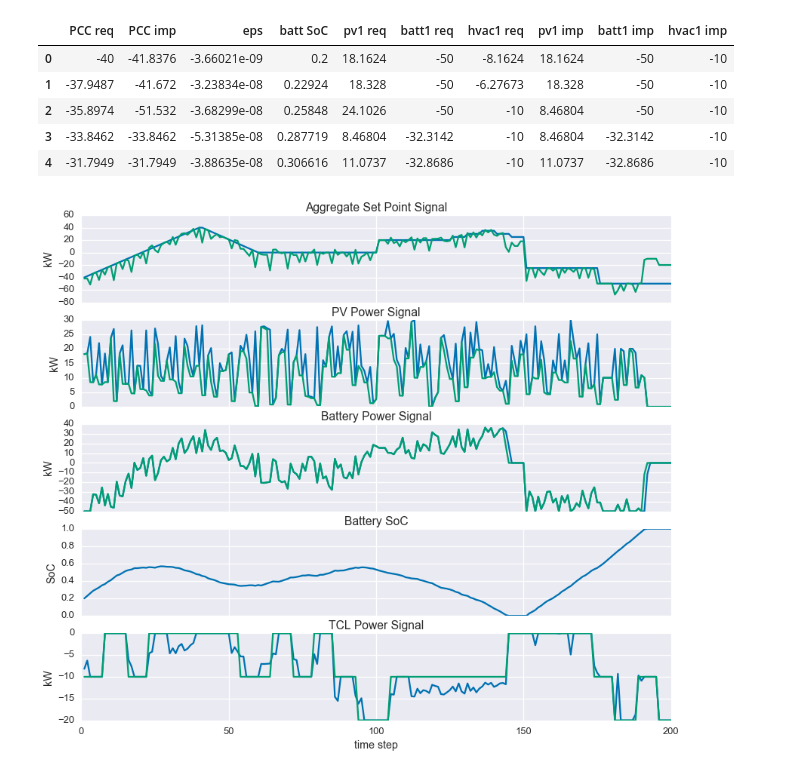
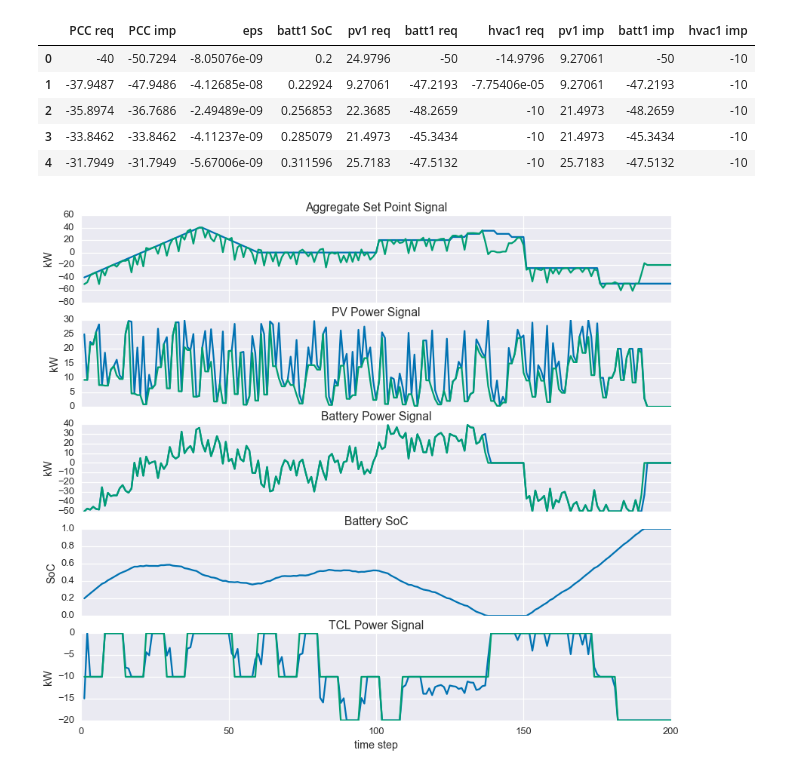
Before and after one commit to tnavidi1/EE364b_project, a Jupyter notebook: notebooks/PreliminaryMasterAlgorithmTest.ipynb, the cells around one changed output. Cells and saved outputs as stored; diff of their text form; code cells hidden in the pictures.

Commit message:
updated plots using new .runSimulation method on controller class. Includes with and without error diffusion.

```diff
--- a/notebooks/PreliminaryMasterAlgorithmTest.ipynb
+++ b/notebooks/PreliminaryMasterAlgorithmTest.ipynb
@@ -74,34 +40,36 @@ for t in range(len(agg_point)):
+# %%
+output = controller.runSimulation(agg_point, error_diffusion=False, solver='MOSEK')
 # %%
 output.head()
 # %% [output]
-|  | PCC req | PCC imp | eps | batt SoC | pv1 req | batt1 req | hvac1 req | pv1 imp | batt1 imp | hvac1 imp |
-| 0 | -40 | -41.8376 | -3.66021e-09 | 0.2 | 18.1624 | -50 | -8.1624 | 18.1624 | -50 | -10 |
-| 1 | -37.9487 | -41.672 | -3.23834e-08 | 0.22924 | 18.328 | -50 | -6.27673 | 18.328 | -50 | -10 |
-| 2 | -35.8974 | -51.532 | -3.68299e-08 | 0.25848 | 24.1026 | -50 | -10 | 8.46804 | -50 | -10 |
-| 3 | -33.8462 | -33.8462 | -5.31385e-08 | 0.287719 | 8.46804 | -32.3142 | -10 | 8.46804 | -32.3142 | -10 |
-| 4 | -31.7949 | -31.7949 | -3.88635e-08 | 0.306616 | 11.0737 | -32.8686 | -10 | 11.0737 | -32.8686 | -10 |
+|  | PCC req | PCC imp | eps | batt1 SoC | pv1 req | batt1 req | hvac1 req | pv1 imp | batt1 imp | hvac1 imp |
+| 0 | -40 | -50.7294 | -8.05076e-09 | 0.2 | 24.9796 | -50 | -14.9796 | 9.27061 | -50 | -10 |
+| 1 | -37.9487 | -47.9486 | -4.12685e-08 | 0.22924 | 9.27061 | -47.2193 | -7.75406e-05 | 9.27061 | -47.2193 | -10 |
+| 2 | -35.8974 | -36.7686 | -2.49489e-09 | 0.256853 | 22.3685 | -48.2659 | -10 | 21.4973 | -48.2659 | -10 |
+| 3 | -33.8462 | -33.8462 | -4.11237e-09 | 0.285079 | 21.4973 | -45.3434 | -10 | 21.4973 | -45.3434 | -10 |
+| 4 | -31.7949 | -31.7949 | -5.67006e-09 | 0.311596 | 25.7183 | -47.5132 | -10 | 25.7183 | -47.5132 | -10 |
 # %%
 fig, ax = plt.subplots(nrows=5, sharex=True, figsize=(14, 12))
 ax[0].plot(range(1, 201), agg_point)
 ax[0].plot(range(1, 201), output['PCC imp'])
 ax[1].plot(range(1, 201), output['pv1 req'])
 ax[1].plot(range(1, 201), output['pv1 imp'])
 ax[2].plot(range(1, 201), output['batt1 req'])
 ax[2].plot(range(1, 201), output['batt1 imp'])
-ax[3].plot(range(1, 201), output['batt SoC'])
+ax[3].plot(range(1, 201), output['batt1 SoC'])
 ax[4].plot(range(1, 201), output['hvac1 req'])
 ax[4].plot(range(1, 201), output['hvac1 imp'])
 ax[-1].set_xlabel('time step')
 ax[0].set_ylabel('kW')
 ax[1].set_ylabel('kW')
 ax[2].set_ylabel('kW')
 ax[3].set_ylabel('SoC')
 ax[4].set_ylabel('kW')
 ax[0].set_title('Aggregate Set Point Signal')
 ax[1].set_title('PV Power Signal')
 ax[2].set_title('Battery Power Signal')
 ax[3].set_title('Battery SoC')
 ax[4].set_title('TCL Power Signal')
 plt.show()
 # %% [output]
-[figure, old version]
+[figure, new version]
```
Also changed, not shown: parts of 10 cells of this notebook.
